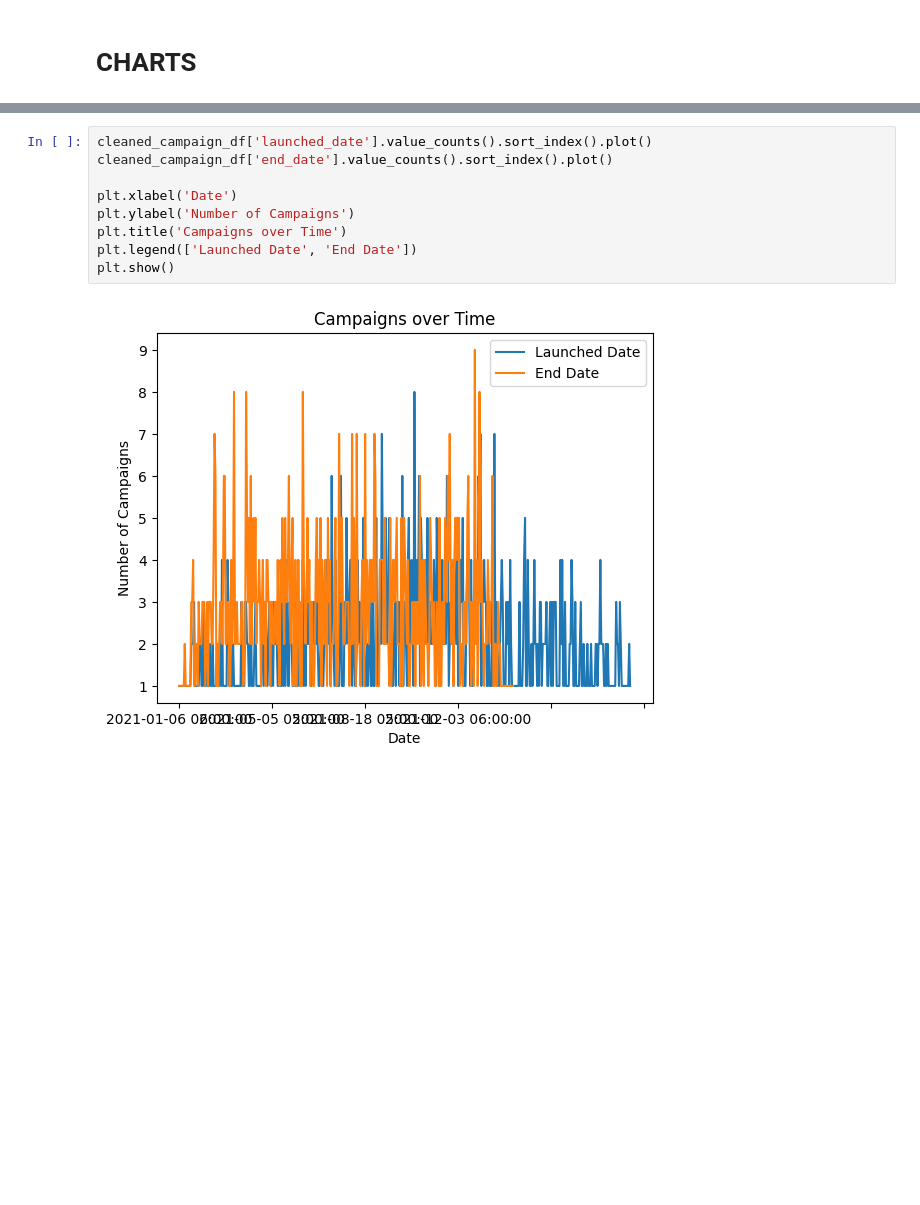
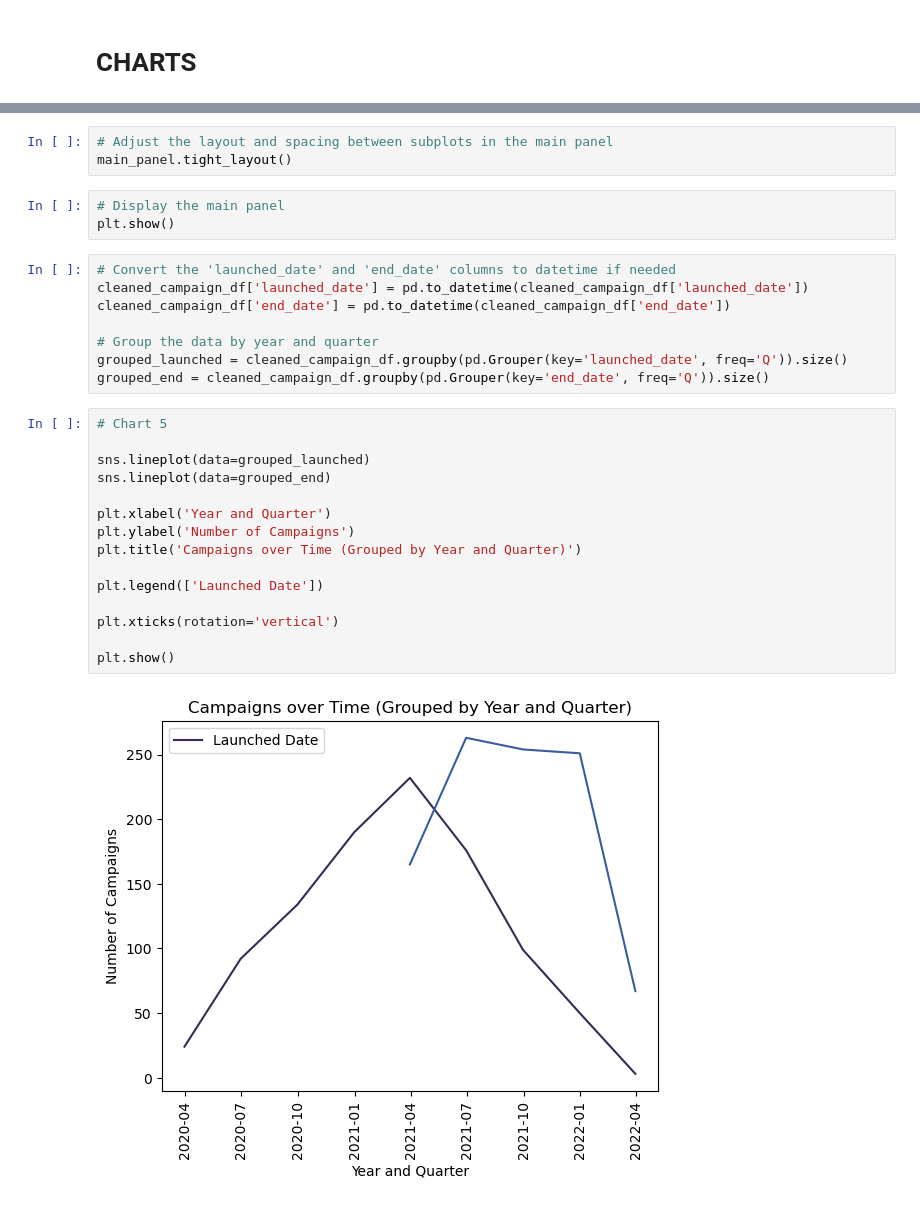
Before and after one commit to kuromasadev/Crowdfunding_ETL, a Jupyter notebook: ETL_mini_project_dashboard.ipynb, the cells around one changed output, grey strips where cells are left out. Drawn from its saved outputs; the diff is of its cells as text; blank space fills up the shorter version.

Commit message:
README and Charts 100%

```diff
--- a/ETL_mini_project_dashboard.ipynb
+++ b/ETL_mini_project_dashboard.ipynb
@@ -60,11 +121,31 @@ plt.show()
+# %%
+# Adjust the layout and spacing between subplots in the main panel
+main_panel.tight_layout()
+# %%
+# Display the main panel
+plt.show()
+# %%
+# Convert the 'launched_date' and 'end_date' columns to datetime if needed
+cleaned_campaign_df['launched_date'] = pd.to_datetime(cleaned_campaign_df['launched_date'])
+cleaned_campaign_df['end_date'] = pd.to_datetime(cleaned_campaign_df['end_date'])
+
+# Group the data by year and quarter
+grouped_launched = cleaned_campaign_df.groupby(pd.Grouper(key='launched_date', freq='Q')).size()
+grouped_end = cleaned_campaign_df.groupby(pd.Grouper(key='end_date', freq='Q')).size()
 # %%
-cleaned_campaign_df['launched_date'].value_counts().sort_index().plot()
-cleaned_campaign_df['end_date'].value_counts().sort_index().plot()
+# Chart 5
 
-plt.xlabel('Date')
+sns.lineplot(data=grouped_launched)
+sns.lineplot(data=grouped_end)
+
+plt.xlabel('Year and Quarter')
 plt.ylabel('Number of Campaigns')
-plt.title('Campaigns over Time')
-plt.legend(['Launched Date', 'End Date'])
+plt.title('Campaigns over Time (Grouped by Year and Quarter)')
+
+plt.legend(['Launched Date'])
+
+plt.xticks(rotation='vertical')
+
 plt.show()
 # %% [output]
-[figure, old version]
+[figure, new version]
```
Also changed, not shown: parts of 16 cells of this notebook, 7 other files.
